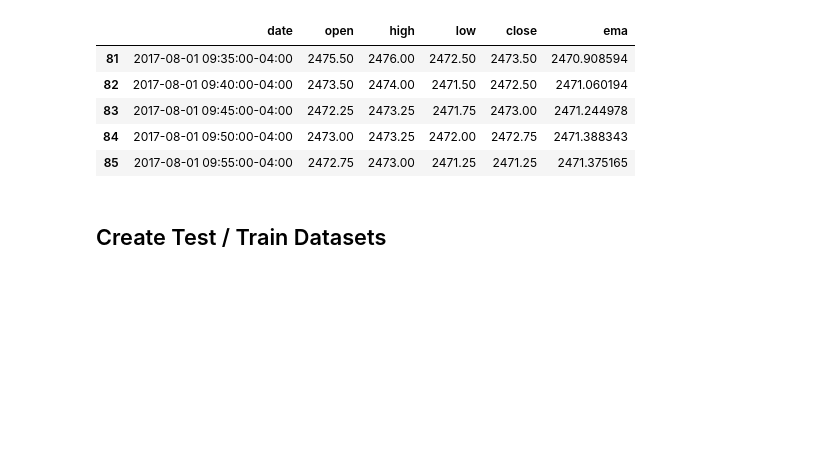
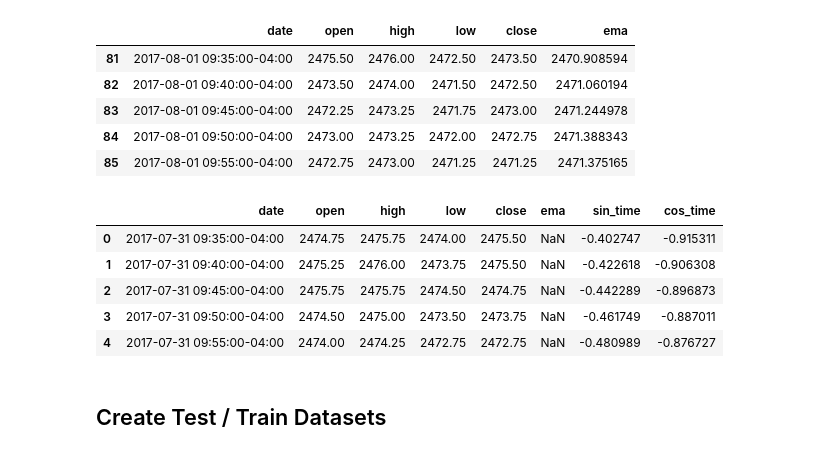
Before and after one commit to toolkmit/algotrading, a Jupyter notebook: notebooks/1.4 - TF CNN.ipynb, the cells around one changed output. Saved outputs shown, nothing was run; the diff lists cells and outputs as text; code cells hidden in the pictures; blank space fills up the shorter version.

```diff
--- a/notebooks/1.4 - TF CNN.ipynb
+++ b/notebooks/1.4 - TF CNN.ipynb
@@ -77,6 +76,26 @@ five_min_data[81:].head()
 | 83 | 2017-08-01 09:45:00-04:00 | 2472.25 | 2473.25 | 2471.75 | 2473.00 | 2471.244978 |
 | 84 | 2017-08-01 09:50:00-04:00 | 2473.00 | 2473.25 | 2472.00 | 2472.75 | 2471.388343 |
 | 85 | 2017-08-01 09:55:00-04:00 | 2472.75 | 2473.00 | 2471.25 | 2471.25 | 2471.375165 |
+# %%
+#Add column for number of seconds elapsed in trading day
+five_min_data['sec'] = (five_min_data['date'].values
+                        - five_min_data['date'].values.astype('datetime64[D]')) / np.timedelta64(1,'s')
+
+#Calculate sin & cos time
+#24hr time is a cyclical continuous feature
+seconds_in_day = 24*60*60
+five_min_data['sin_time'] = np.sin(2*np.pi*five_min_data['sec']/seconds_in_day)
+five_min_data['cos_time'] = np.cos(2*np.pi*five_min_data['sec']/seconds_in_day)
+
+five_min_data.drop('sec', axis=1, inplace=True)
+five_min_data.head()
+# %% [output]
+|  | date | open | high | low | close | ema | sin_time | cos_time |
+| 0 | 2017-07-31 09:35:00-04:00 | 2474.75 | 2475.75 | 2474.00 | 2475.50 | NaN | -0.402747 | -0.915311 |
+| 1 | 2017-07-31 09:40:00-04:00 | 2475.25 | 2476.00 | 2473.75 | 2475.50 | NaN | -0.422618 | -0.906308 |
+| 2 | 2017-07-31 09:45:00-04:00 | 2475.75 | 2475.75 | 2474.50 | 2474.75 | NaN | -0.442289 | -0.896873 |
+| 3 | 2017-07-31 09:50:00-04:00 | 2474.50 | 2475.00 | 2473.50 | 2473.75 | NaN | -0.461749 | -0.887011 |
+| 4 | 2017-07-31 09:55:00-04:00 | 2474.00 | 2474.25 | 2472.75 | 2472.75 | NaN | -0.480989 | -0.876727 |
 # %% [markdown]
 ## Create Test / Train Datasets
 # %%
```
Also changed, not shown: parts of 11 cells of this notebook, 10 other files.
